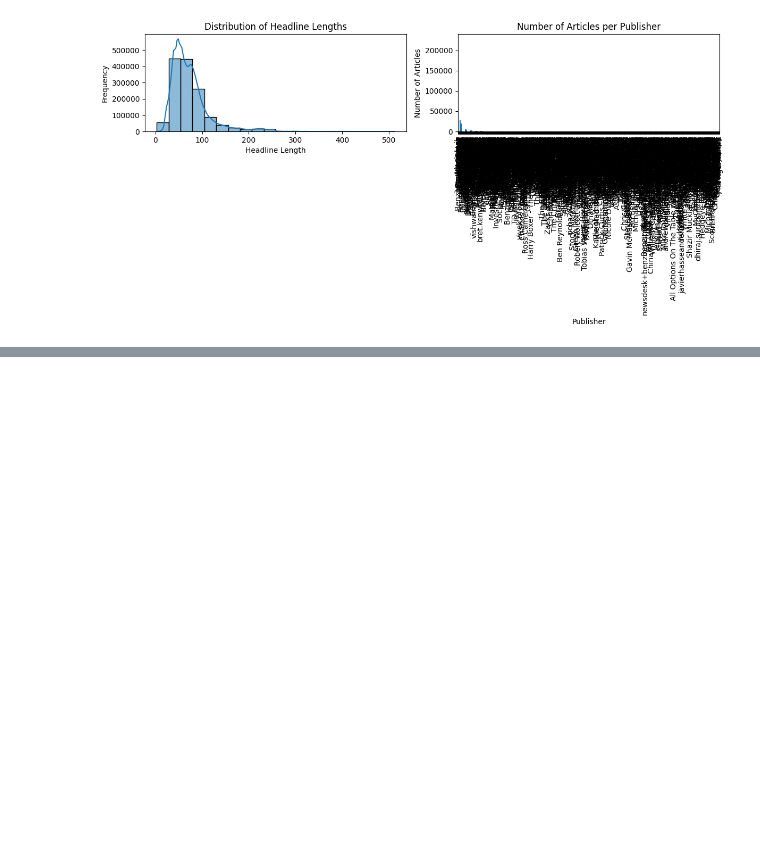
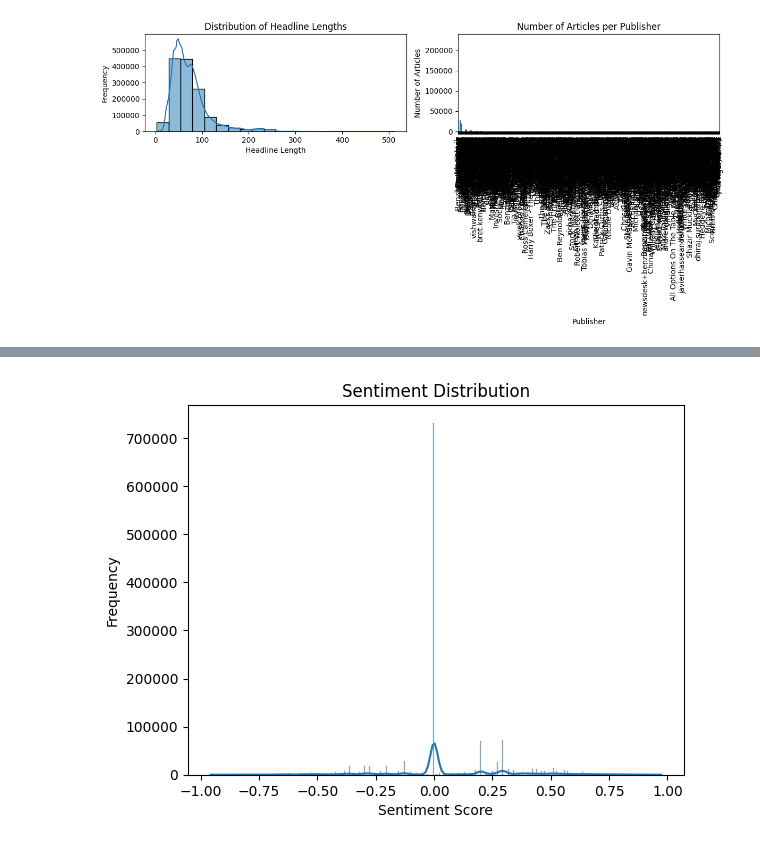
Before and after one commit to shewanek/week_1, a Jupyter notebook: notebooks/EDA.ipynb, the cells around one changed output, grey strips where cells are left out. Drawn from its saved outputs; the diff is of its cells as text; code cells hidden in the pictures; blank space fills up the shorter version.

Commit message:
Sentiment Analysis

```diff
--- a/notebooks/EDA.ipynb
+++ b/notebooks/EDA.ipynb
@@ -144,0 +163,4 @@ analysis.plot_article_statistics()
+# %%
+analysis.plot_sentiment_distribution()
+# %% [output]
+[figure, added]
```
Also changed, not shown: parts of 2 cells of this notebook, 1 other file.
